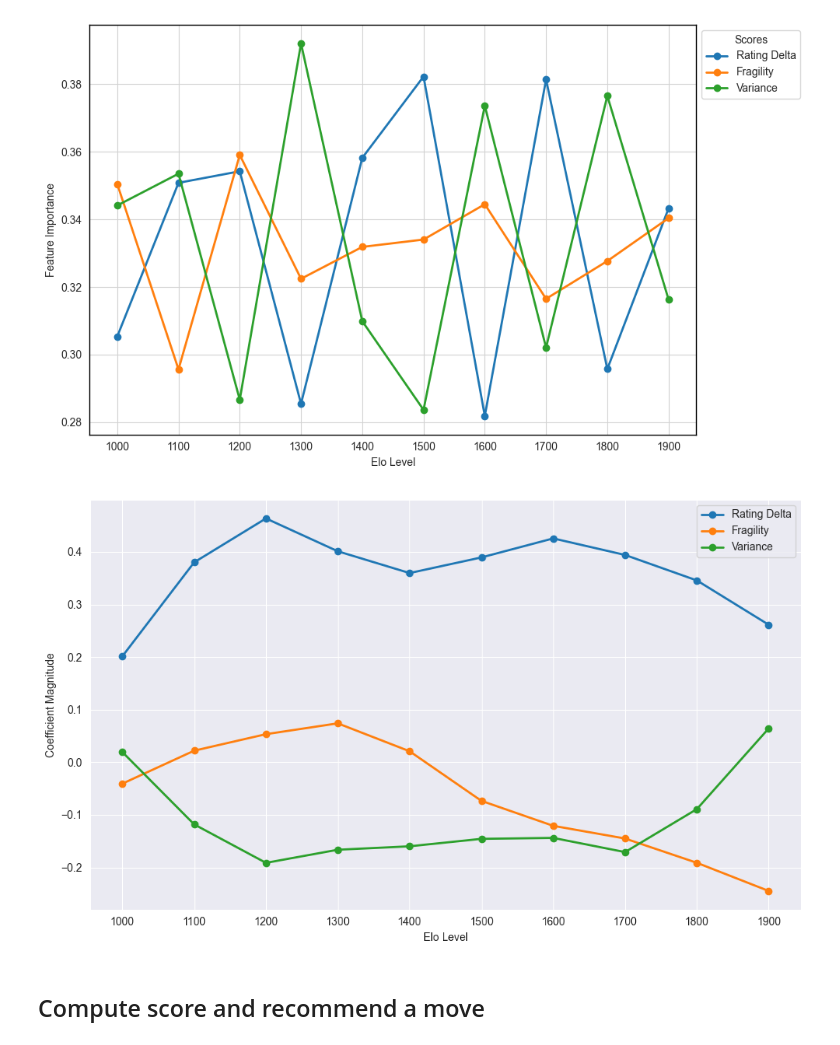
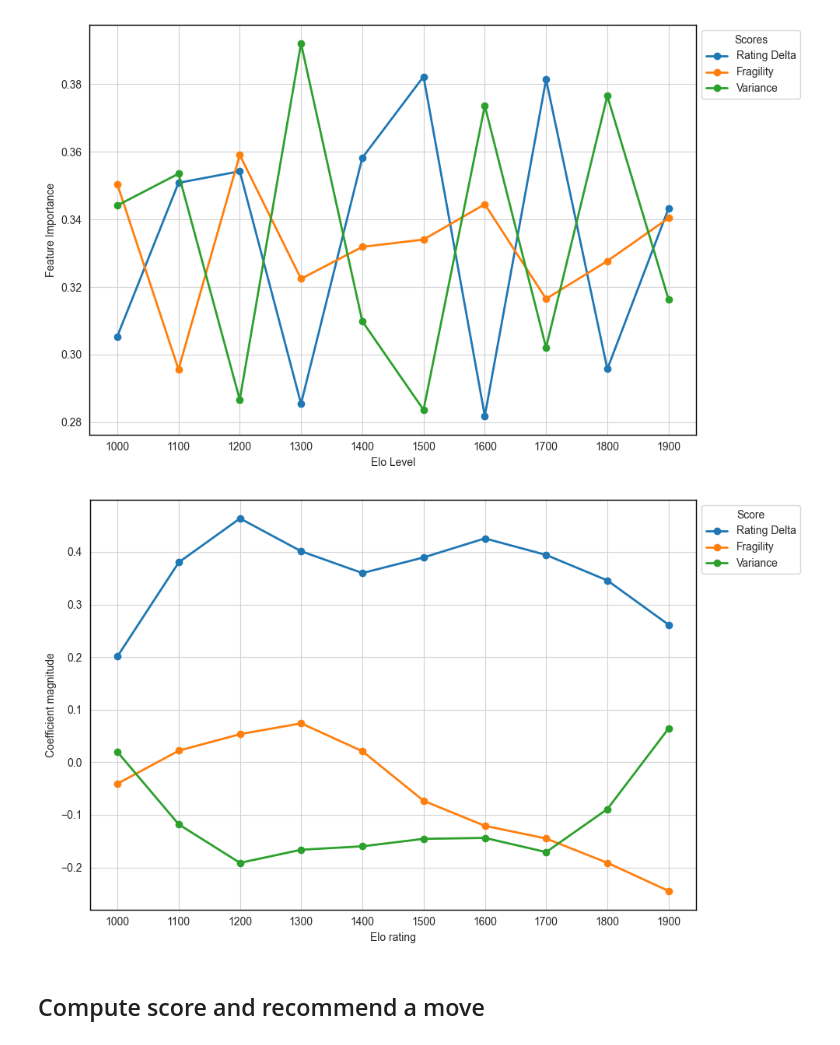
Before and after one commit to croco22/chess, a Jupyter notebook: pipeline/p5_feature_importance.ipynb, the cells around one changed output. Saved outputs shown, nothing was run; the diff lists cells and outputs as text; code cells hidden in the pictures.

Commit message:
Adjust image generation

```diff
--- a/pipeline/p5_feature_importance.ipynb
+++ b/pipeline/p5_feature_importance.ipynb
@@ -89,35 +89,52 @@ plt.show()
 # %%
 coefficients = pd.DataFrame(index=FEATURES)
 
 for elo in ELOS:
     target = f'is_historical_best_{elo}'
     subset = df.dropna(subset=FEATURES + [target])
     X = subset[FEATURES]
     y = subset[target].astype(int)
     X_train, X_test, y_train, y_test = train_test_split(
         X, y, stratify=y, random_state=1, test_size=0.25
     )
 
     model = LogisticRegression()
     model.fit(X_train, y_train)
     coefficients[f'elo_{elo}'] = model.coef_[0]
 
-plt.figure(figsize=(10, 6))
+fig, ax = plt.subplots(figsize=(10, 6))
+ax.set_facecolor("white")
+feature_labels = {
+    "fragility_score": "Fragility",
+    "delta": "Rating Delta",
+    "variance": "Variance"
+}
 
 for feature in FEATURES:
     y = coefficients.loc[feature, coefficients.columns].values
     y_smooth = savgol_filter(y, window_length=5, polyorder=2)
     plt.plot(ELOS, y_smooth, marker='o', linewidth=2, label=feature_labels.get(feature, feature))
 
-plt.xlabel("Elo Level")
-plt.ylabel("Coefficient Magnitude")
+ax.set_axisbelow(True)
+ax.grid(True, color="lightgray")
+for spine in ax.spines.values():
+    spine.set_visible(True)
+    spine.set_color("black")
+    spine.set_linewidth(1)
+ax.set_xlabel("Elo rating")
+ax.set_ylabel("Coefficient magnitude")
 plt.xticks(ELOS)
-plt.legend()
-plt.tight_layout()
-plt.savefig("../images/feature_coefficients.svg")
+ax.legend(
+    loc="upper left",
+    bbox_to_anchor=(1, 1),
+    title="Score",
+    facecolor="white"
+)
+fig.tight_layout()
+fig.savefig("../images/feature_coefficients.pdf")
 plt.show()
 # %% [output]
-[figure, old version]
+[figure, new version]
 # %% [markdown]
 ## Compute score and recommend a move
 # %%
```
